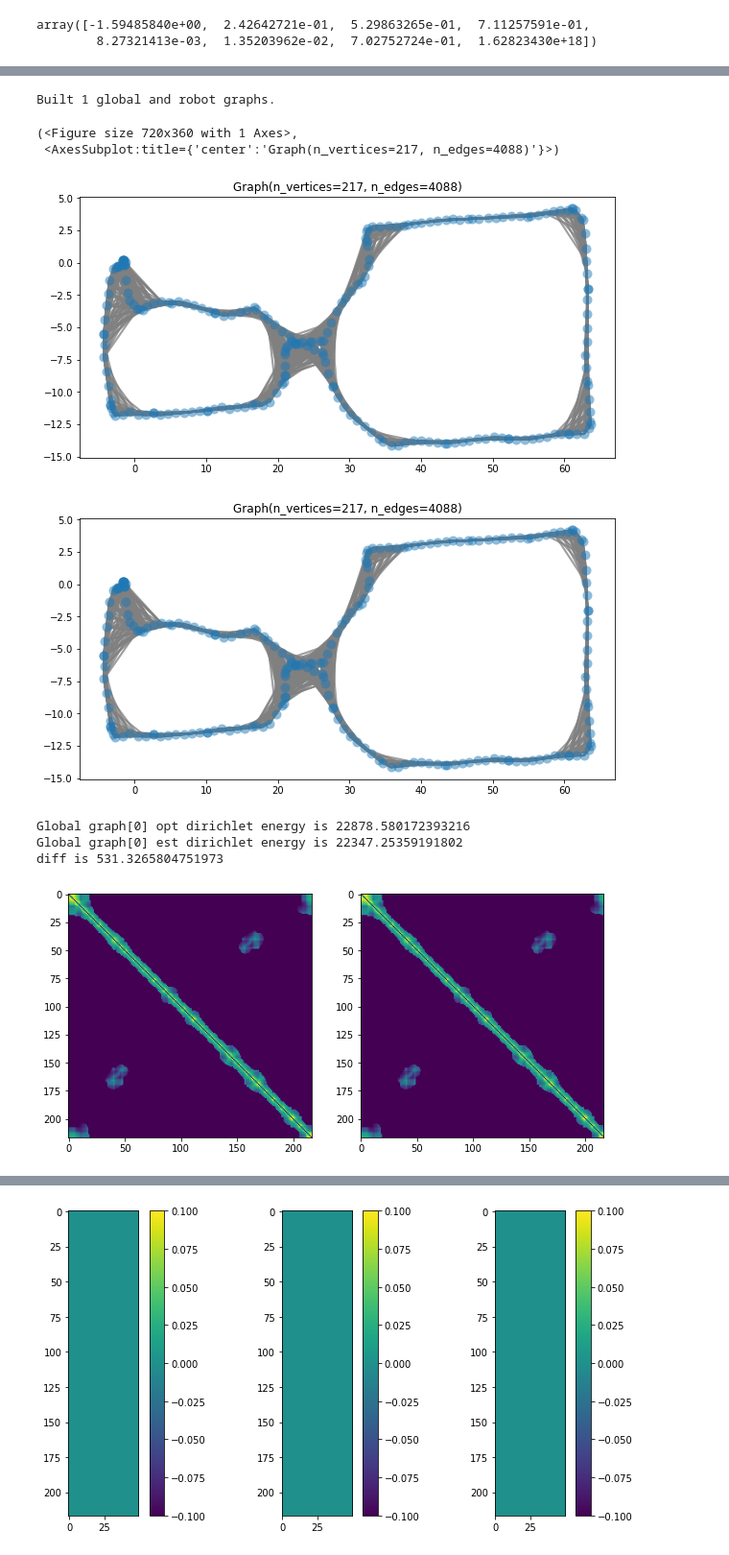
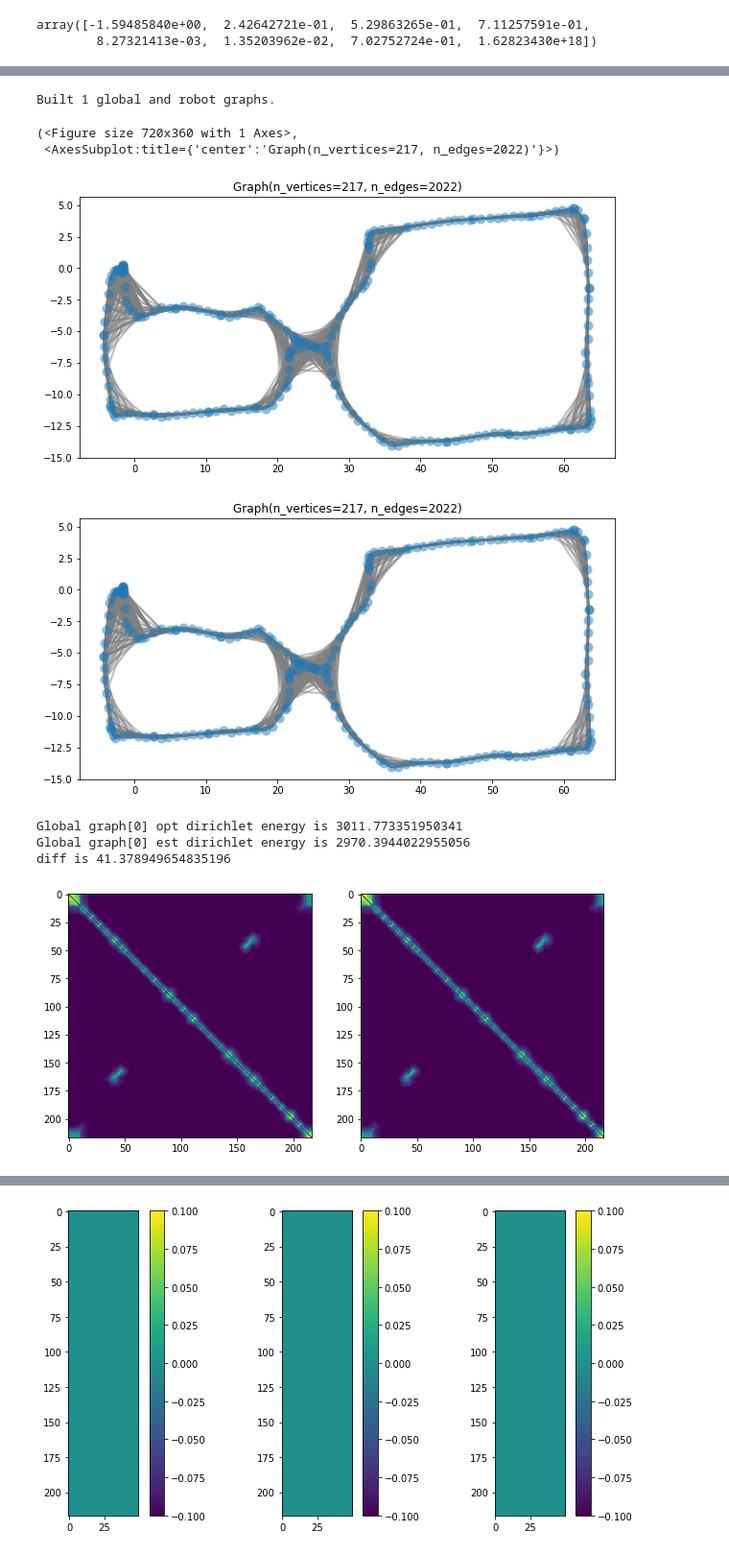
Before and after one commit to ethz-asl/fgsp, a Jupyter notebook: bin/GraphSignatures.ipynb, the cells around one changed output, grey strips where cells are left out. Shown at 96% size. Saved outputs shown, nothing was run; the diff lists cells and outputs as text; code cells hidden in the pictures.

```diff
--- a/bin/GraphSignatures.ipynb
+++ b/bin/GraphSignatures.ipynb
@@ -12,6 +12,7 @@ from pygsp import graphs, filters, plotting, reduction
 import os.path
 from global_graph import GlobalGraph
 from wavelet_evaluator import WaveletEvaluator
+from config import DebugConfig
 
 %load_ext autoreload
 %autoreload 2
@@ -22,7 +23,7 @@ plt.rcParams['figure.figsize'] = (10, 5)
 print(f'\n\nLoading....')
 
 dataroot = '/mnt/data/datasets/fgsp/'
-datasets = ['h_floor_2_test_construction/']
+datasets = ['h_floor_pos_rot/']
 
 n_datasets = len(datasets)
 opt_signals = []
@@ -102,12 +103,13 @@ array([-1.59485840e+00,  2.42642721e-01,  5.29863265e-01,  7.11257591e-01,
 global_graph_per_dataset = []
 robot_graph_per_dataset = []
 
+client_config = DebugConfig()
 for i in range(0, n_datasets):
-    global_graph = GlobalGraph()
+    global_graph = GlobalGraph(client_config)
     global_graph.build_graph_from_coords_and_adj(opt_graph_coords[i], opt_graph_adj[i])
     global_graph_per_dataset.append(global_graph)
 
-    robot_graph = GlobalGraph()
+    robot_graph = GlobalGraph(client_config)
     robot_graph.build_graph_from_coords_and_adj(est_graph_coords[i], est_graph_adj[i])
     robot_graph_per_dataset.append(robot_graph)
 
@@ -129,8 +131,8 @@ INFO - 2021-10-18 17:17:54,508 - global_graph - [GlobalGraph] Initialized.
 Built 1 global and robot graphs.
 (<Figure size 720x360 with 1 Axes>,
- <AxesSubplot:title={'center':'Graph(n_vertices=217, n_edges=4088)'}>)
+ <AxesSubplot:title={'center':'Graph(n_vertices=217, n_edges=2022)'}>)
-[figure, old version]
+[figure, new version]
-[figure, old version]
+[figure, new version]
 # %%
 i = 0
 opt_origin = opt_trajectory[i][0,1:4]
@@ -146,9 +148,9 @@ print(f'Global graph[{i}] opt dirichlet energy is {global_graph_per_dataset[0].G
 print(f'Global graph[{i}] est dirichlet energy is {global_graph_per_dataset[0].G.dirichlet_energy(x_est)}')
 print(f'diff is {global_graph_per_dataset[0].G.dirichlet_energy(x_opt) - global_graph_per_dataset[0].G.dirichlet_energy(x_est)}')
 # %% [output]
-Global graph[0] opt dirichlet energy is 22878.580172393216
-Global graph[0] est dirichlet energy is 22347.25359191802
-diff is 531.3265804751973
+Global graph[0] opt dirichlet energy is 3011.773351950341
+Global graph[0] est dirichlet energy is 2970.3944022955056
+diff is 41.378949654835196
 # %%
 fig, ax = plt.subplots(1, 2)
 plt.subplot(1, 2, 1)
@@ -156,7 +158,7 @@ global_adj_plot = plt.imshow(global_graph_per_dataset[0].G.W.toarray())
 plt.subplot(1, 2, 2)
 robot_adj_plot = plt.imshow(robot_graph_per_dataset[0].G.W.toarray())
 # %% [output]
-[figure, old version]
+[figure, new version]
 # %%
 i = 0
 global_graph_eval = WaveletEvaluator(7)
```
Also changed, not shown: parts of 12 cells of this notebook, 6 other files.
